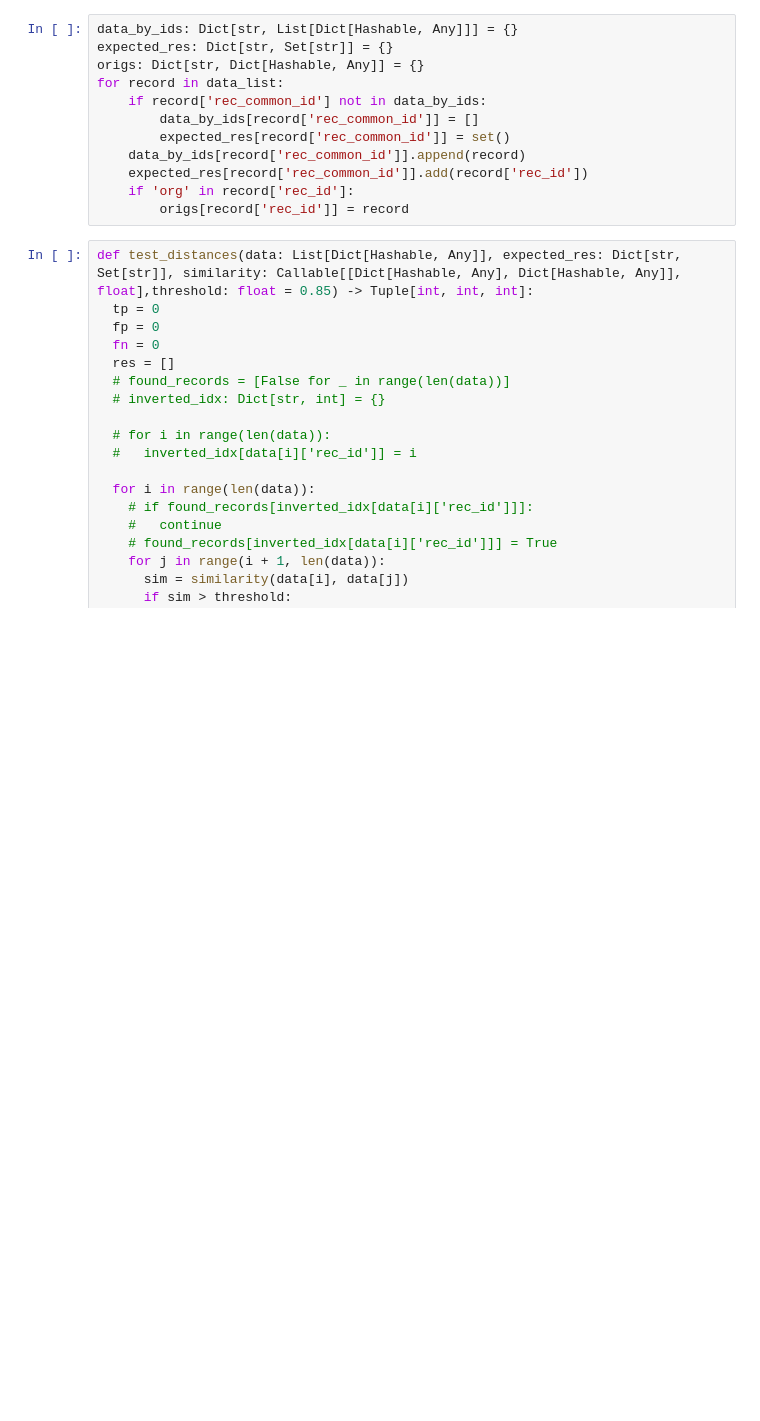
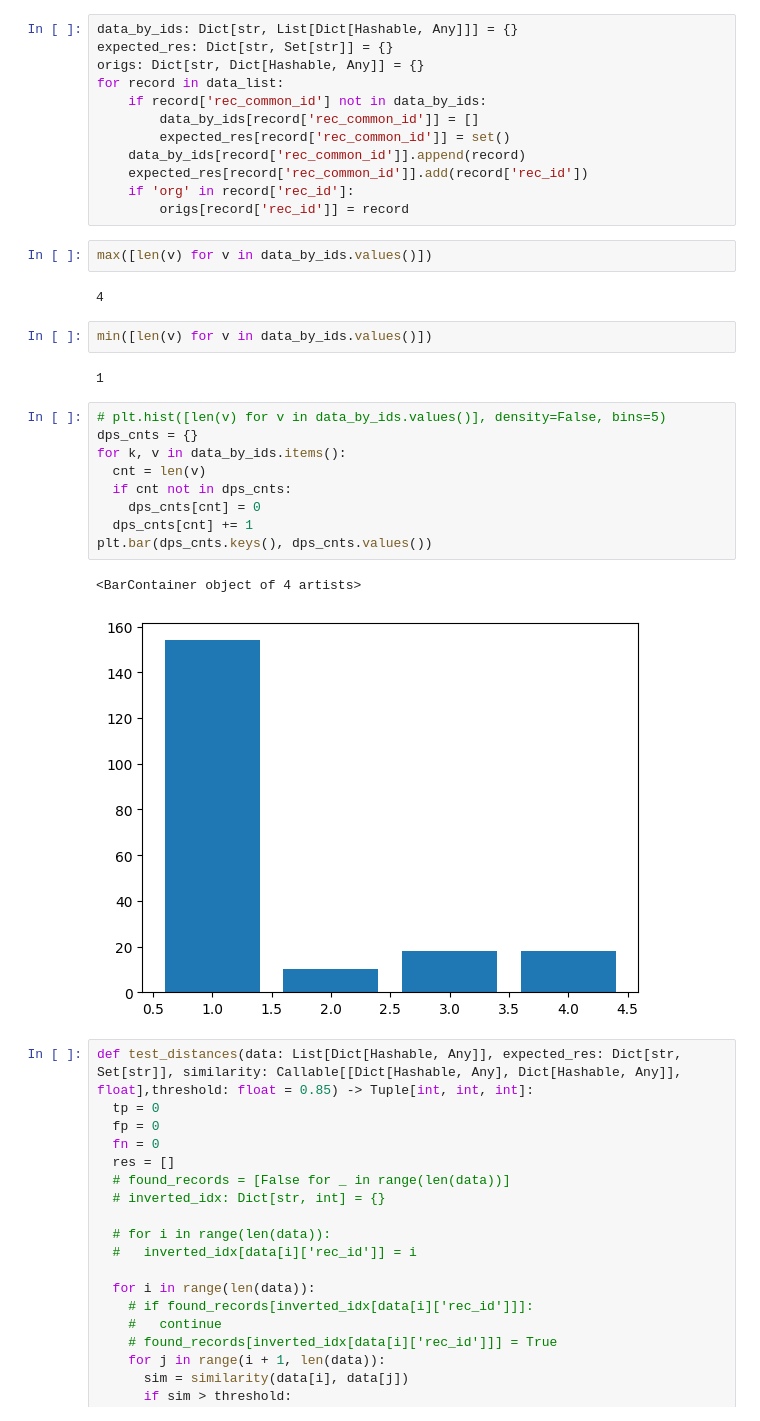
Before and after one commit to AlexisOMG/fuzzy-search, a Jupyter notebook: main.ipynb, the cells around one changed output. Cells and saved outputs as stored; diff of their text form; blank space fills up the shorter version.

```diff
--- a/main.ipynb
+++ b/main.ipynb
@@ -62,6 +63,26 @@ for record in data_list:
     expected_res[record['rec_common_id']].add(record['rec_id'])
     if 'org' in record['rec_id']:
         origs[record['rec_id']] = record
+# %%
+max([len(v) for v in data_by_ids.values()])
+# %% [output]
+4
+# %%
+min([len(v) for v in data_by_ids.values()])
+# %% [output]
+1
+# %%
+# plt.hist([len(v) for v in data_by_ids.values()], density=False, bins=5)
+dps_cnts = {}
+for k, v in data_by_ids.items():
+  cnt = len(v)
+  if cnt not in dps_cnts:
+    dps_cnts[cnt] = 0
+  dps_cnts[cnt] += 1
+plt.bar(dps_cnts.keys(), dps_cnts.values())
+# %% [output]
+<BarContainer object of 4 artists>
+[figure, added]
 # %%
 def test_distances(data: List[Dict[Hashable, Any]], expected_res: Dict[str, Set[str]], similarity: Callable[[Dict[Hashable, Any], Dict[Hashable, Any]], float],threshold: float = 0.85) -> Tuple[int, int, int]:
   tp = 0
```
Also changed, not shown: parts of 22 cells of this notebook, 3 other files.
